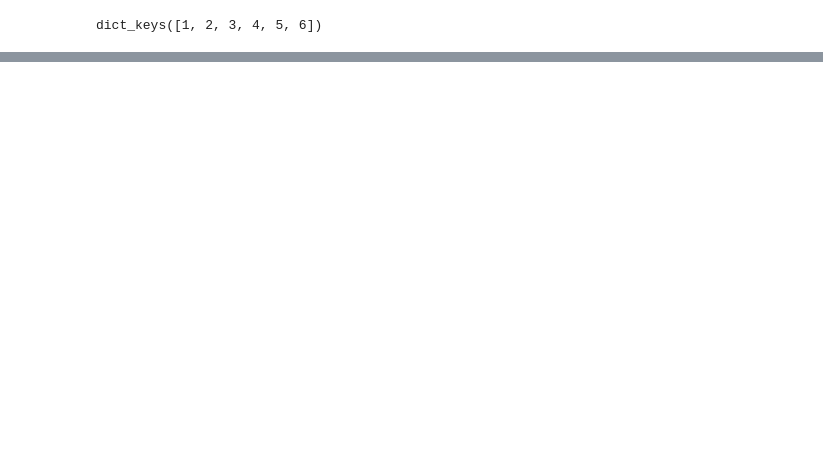
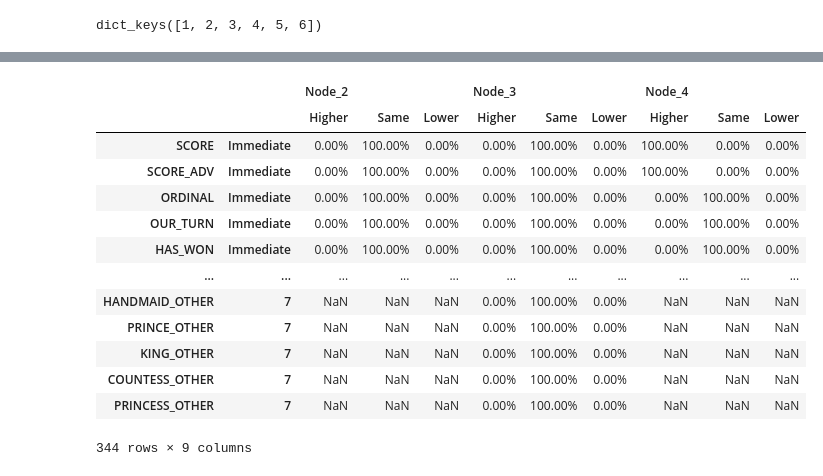
Before and after one commit to rovenr12/MCTS_Visualisation_Web, a Jupyter notebook: plotly_test.ipynb, the cells around one changed output, grey strips where cells are left out. Drawn from its saved outputs; the diff is of its cells as text; code cells hidden in the pictures; blank space fills up the shorter version.

Commit message:
Generate game feature difference table

```diff
--- a/plotly_test.ipynb
+++ b/plotly_test.ipynb
@@ -72,0 +124,27 @@ fig.show()
+# %%
+table_df = {}
+
+for node, summary in immediate.items():
+    change_dict_higher = table_df.setdefault((node, "Higher"), {})
+    change_dict_same = table_df.setdefault((node, "Same"), {})
+    change_dict_lower = table_df.setdefault((node, "Lower"), {})
+
+    for feature, changes in summary.items():
+        change_dict_higher[(feature, 'Immediate')] = f"{changes['higher'] / 1 * 100:.2f}%"
+        change_dict_same[(feature, 'Immediate')] = f"{changes['same'] / 1 * 100:.2f}%"
+        change_dict_lower[(feature, 'Immediate')] = f"{changes['lower'] / 1 * 100:.2f}%"
+
+for node, depth_summary in depth.items():
+    for depth, summary in depth_summary.items():
+        change_dict_higher = table_df.setdefault((node, "Higher"), {})
+        change_dict_same = table_df.setdefault((node, "Same"), {})
+        change_dict_lower = table_df.setdefault((node, "Lower"), {})
+
+        for feature, changes in summary.items():
+            count_sum = sum(changes.values())
+            change_dict_higher[(feature, depth)] = f"{changes['higher'] / count_sum * 100:.2f}%"
+            change_dict_same[(feature, depth)] = f"{changes['same'] / count_sum * 100:.2f}%"
+            change_dict_lower[(feature, depth)] = f"{changes['lower'] / count_sum * 100:.2f}%"
+
+
+test_df = pd.DataFrame.from_dict(table_df)
@@ -72,0 +164,17 @@ fig.show()
+# %%
+test_df
+# %% [output]
+|  |  | Node_2 |  |  | Node_3 |  |  | Node_4 |  |  |
+|  |  | Higher | Same | Lower | Higher | Same | Lower | Higher | Same | Lower |
+| SCORE | Immediate | 0.00% | 100.00% | 0.00% | 0.00% | 100.00% | 0.00% | 100.00% | 0.00% | 0.00% |
+| SCORE_ADV | Immediate | 0.00% | 100.00% | 0.00% | 0.00% | 100.00% | 0.00% | 100.00% | 0.00% | 0.00% |
+| ORDINAL | Immediate | 0.00% | 100.00% | 0.00% | 0.00% | 100.00% | 0.00% | 0.00% | 100.00% | 0.00% |
+| OUR_TURN | Immediate | 0.00% | 100.00% | 0.00% | 0.00% | 100.00% | 0.00% | 0.00% | 100.00% | 0.00% |
+| HAS_WON | Immediate | 0.00% | 100.00% | 0.00% | 0.00% | 100.00% | 0.00% | 0.00% | 100.00% | 0.00% |
+| ... | ... | ... | ... | ... | ... | ... | ... | ... | ... | ... |
+| HANDMAID_OTHER | 7 | NaN | NaN | NaN | 0.00% | 100.00% | 0.00% | NaN | NaN | NaN |
+| PRINCE_OTHER | 7 | NaN | NaN | NaN | 0.00% | 100.00% | 0.00% | NaN | NaN | NaN |
+| KING_OTHER | 7 | NaN | NaN | NaN | 0.00% | 100.00% | 0.00% | NaN | NaN | NaN |
+| COUNTESS_OTHER | 7 | NaN | NaN | NaN | 0.00% | 100.00% | 0.00% | NaN | NaN | NaN |
+| PRINCESS_OTHER | 7 | NaN | NaN | NaN | 0.00% | 100.00% | 0.00% | NaN | NaN | NaN |
+344 rows × 9 columns
```
Also changed, not shown: parts of 5 cells of this notebook, 1 other file.
